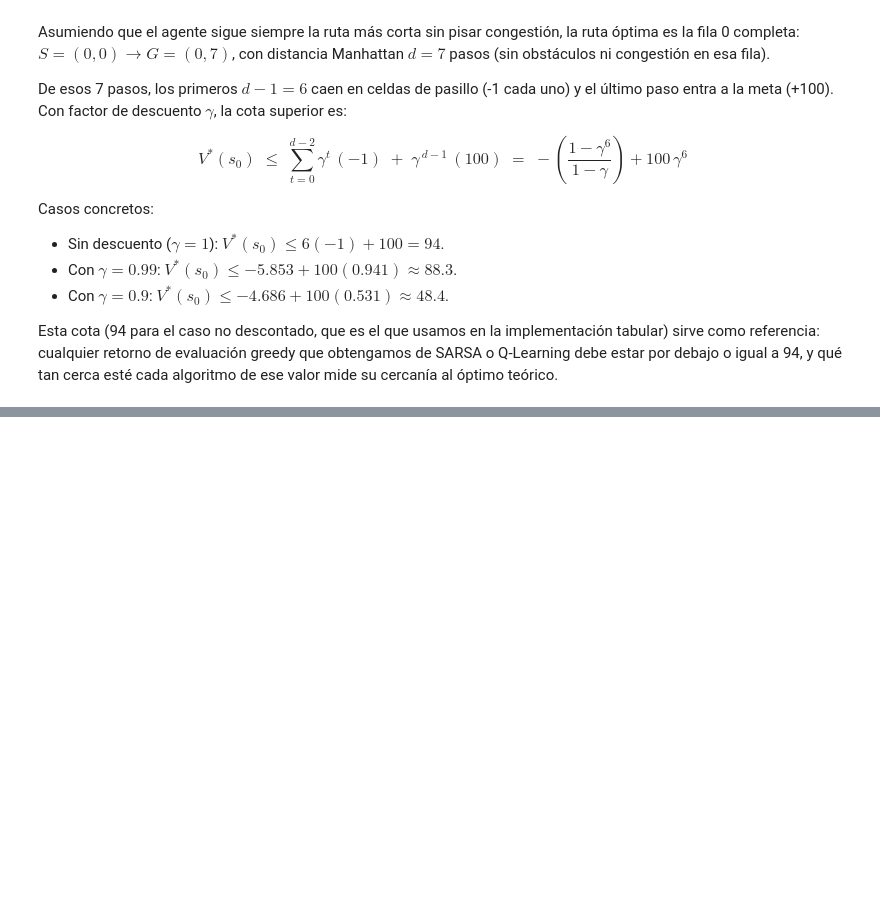
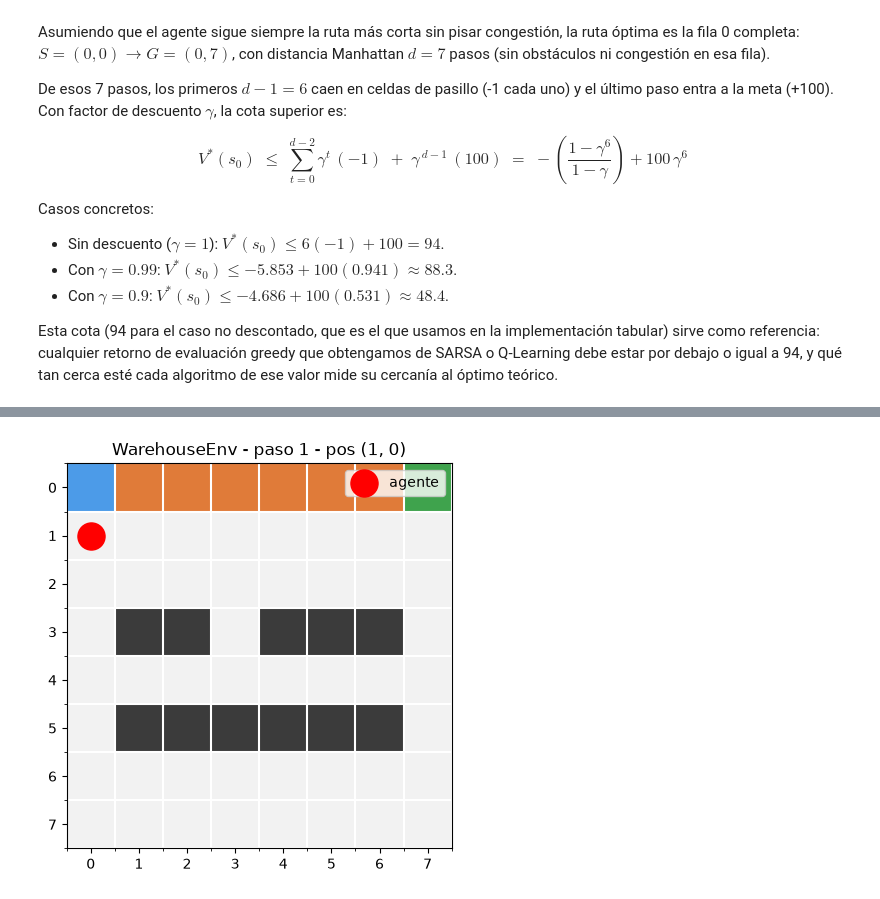
Before and after one commit to DanielDubon/RL-LAB4, a Jupyter notebook: lab4.ipynb, the cells around one changed output, grey strips where cells are left out. Saved outputs shown, nothing was run; the diff lists cells and outputs as text; code cells hidden in the pictures; blank space fills up the shorter version.

```diff
--- a/lab4.ipynb
+++ b/lab4.ipynb
@@ -139,0 +427,8 @@ Esta cota (94 para el caso no descontado, que es el que usamos en la implementac
+# %%
+# render en modo matplotlib
+env_mpl = WarehouseEnv(render_mode="matplotlib")
+env_mpl.reset(seed=0)
+env_mpl.step(1)   # baja a la ruta corta
+env_mpl.render();
+# %% [output]
+[figure, added]
```
Also changed, not shown: parts of 22 cells of this notebook, 4 other files.
